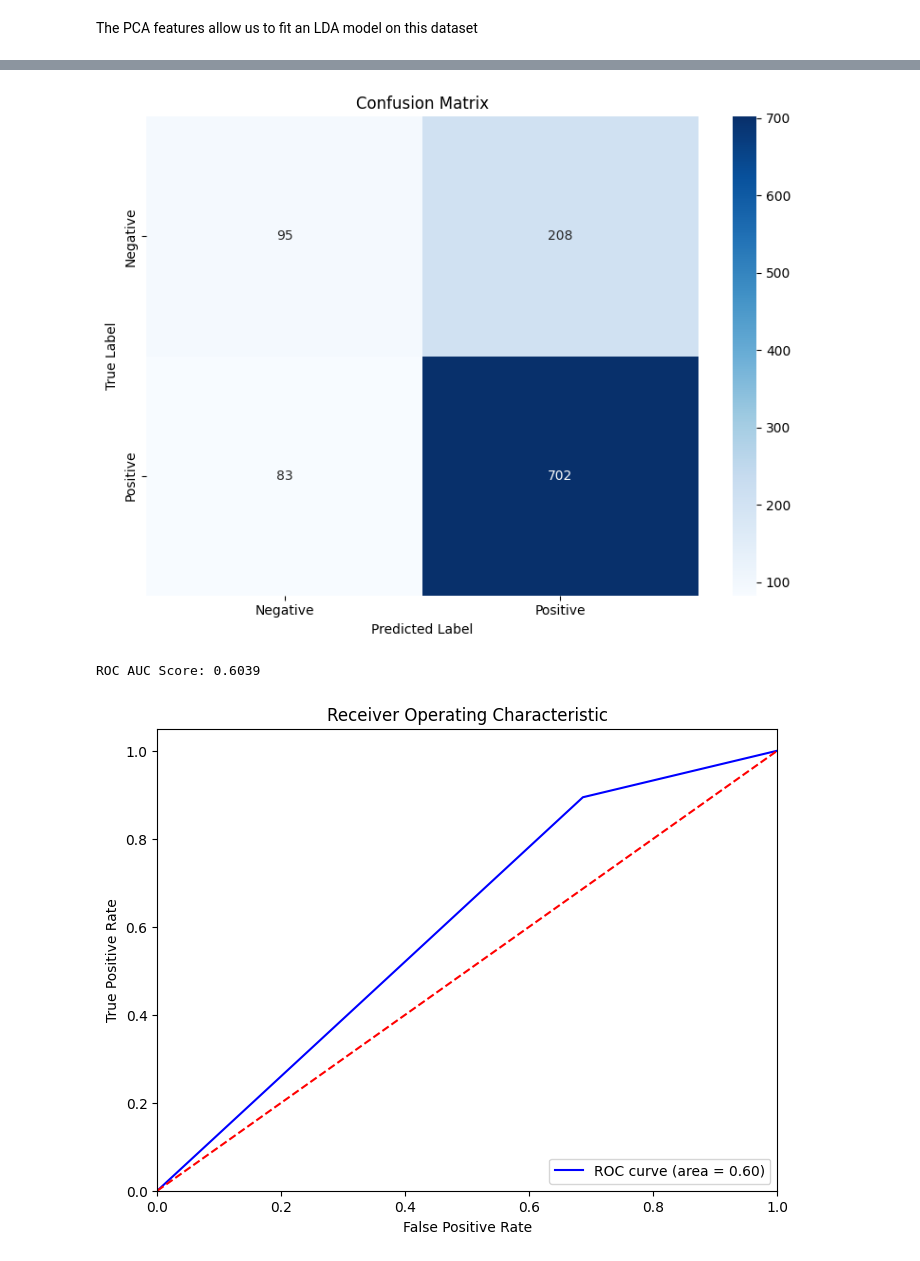
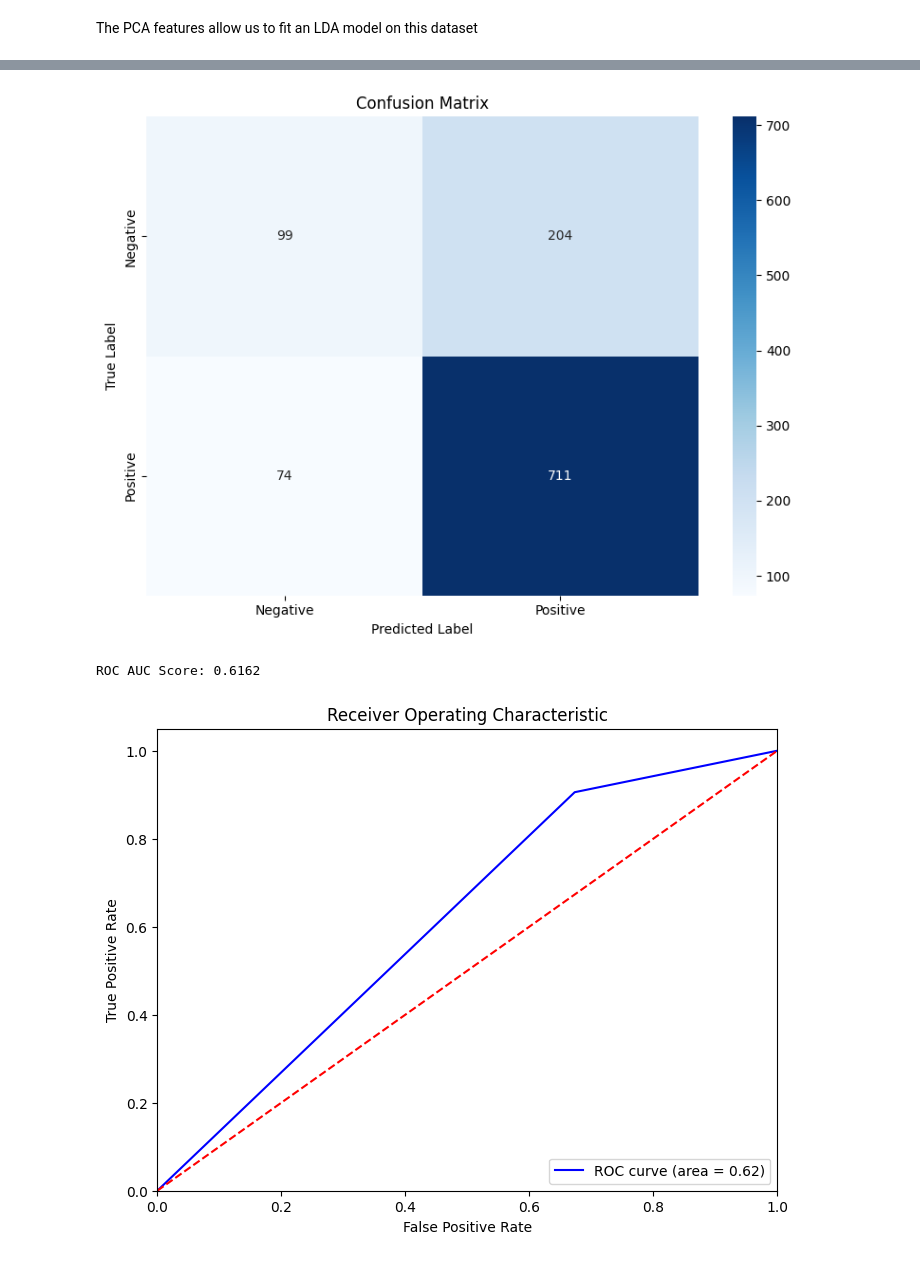
Before and after one commit to gumran/bciproj, a Jupyter notebook: main.ipynb, the cells around one changed output, grey strips where cells are left out. Drawn from its saved outputs; the diff is of its cells as text; code cells hidden in the pictures.

```diff
--- a/main.ipynb
+++ b/main.ipynb
@@ -401,13 +173,10 @@ let's now collapse the epochs into subsequent 25ms time windows and calculate th
 # %%
 channel_to_roc = {}
 
-for channel in tqdm(eeg_channels):
-    channel_data = [epoch[channel].values for epoch in all_epochs]
+for id, channel in tqdm(enumerate(eeg_channels)):
+    channel_data = [epoch[:, id] for epoch in all_epochs]
     channel_data = np.array(channel_data)
     rocs = []
-    # for timepoint in range(240):
-    #     timepoint_data = channel_data[:, timepoint]
-    #     rocs.append(roc_auc_score(all_labels, timepoint_data))
 
     for time_point in range(0, 240, 5):
         time_window_data = channel_data[:, time_point:time_point+5].mean(axis=1) # average voltage over 5 time points (25ms)
@@ -470,12 +239,12 @@ Based on the topographies, we can proceed with the intervals from 300 ms to 475
 Having identified the time intervals, let's prepare our dataset
 # %%
 X = []
-features = [f"{channel}_{time_point * 5 - 200}" for channel in eeg_channels for time_point in range(100, 135, 5)]
+features = [f"average {channel} voltage from {time_point * 5 - 200} to {time_point * 5 - 175} ms" for channel in eeg_channels for time_point in range(100, 130, 5)]
 
-for channel in tqdm(eeg_channels):
-    channel_data = [epoch[channel].values for epoch in all_epochs]
+for id in tqdm(range(len(eeg_channels))):
+    channel_data = [epoch[:, id] for epoch in all_epochs]
     channel_data = np.array(channel_data)
-    for time_point in range(80, 115, 5):
+    for time_point in range(100, 130, 5):
         time_window_data = channel_data[:, time_point:time_point+5].mean(axis=1) # average voltage over 5 time points (25ms)
         X.append(time_window_data) # append the time window data to the list of all epochs in the session
 
@@ -581,16 +346,14 @@ lda.fit(X_train_pca, y_train)
 
 X_test_scaled = scaler.transform(X_test)
 X_test_pca = pca.transform(X_test_scaled)
-y_pred = lda.predict(X_test_pca)
-
-# Calculate metrics
-conf_matrix = confusion_matrix(y_test, y_pred)
+y_pred_lda = lda.predict(X_test_pca)
 
 # Print metrics
-print("Classification Report:")
-print(classification_report(y_test, y_pred))
+print("LDA Classification Report:")
+print(classification_report(y_test, y_pred_lda))
 
 # Create confusion matrix display
+conf_matrix = confusion_matrix(y_test, y_pred_lda)
 plt.figure(figsize=(8, 6))
 sns.heatmap(conf_matrix, annot=True, fmt='d', cmap='Blues',
             xticklabels=['Negative', 'Positive'],
@@ -602,13 +365,11 @@ plt.tight_layout()
 plt.show()
 
 # ROC AUC for LDA:
-from sklearn.metrics import roc_auc_score, roc_curve
-
-roc_auc_score_value = roc_auc_score(y_test, y_pred)
+roc_auc_score_value = roc_auc_score(y_test, y_pred_lda)
 print(f"ROC AUC Score: {roc_auc_score_value:.4f}")
 
 # Plot ROC curve
-fpr, tpr, thresholds = roc_curve(y_test, y_pred)
+fpr, tpr, thresholds = roc_curve(y_test, y_pred_lda)
 plt.figure(figsize=(8, 6))
 plt.plot(fpr, tpr, color='blue', label='ROC curve (area = %0.2f)' % roc_auc_score_value)
 plt.plot([0, 1], [0, 1], color='red', linestyle='--')
@@ -632,3 +393,3 @@ weighted avg       0.71      0.73      0.71      1088
-[figure, old version]
+[figure, new version]
-ROC AUC Score: 0.6039
+ROC AUC Score: 0.6162
-[figure, old version]
+[figure, new version]
```
Also changed, not shown: parts of 17 cells of this notebook, 2 other files.
